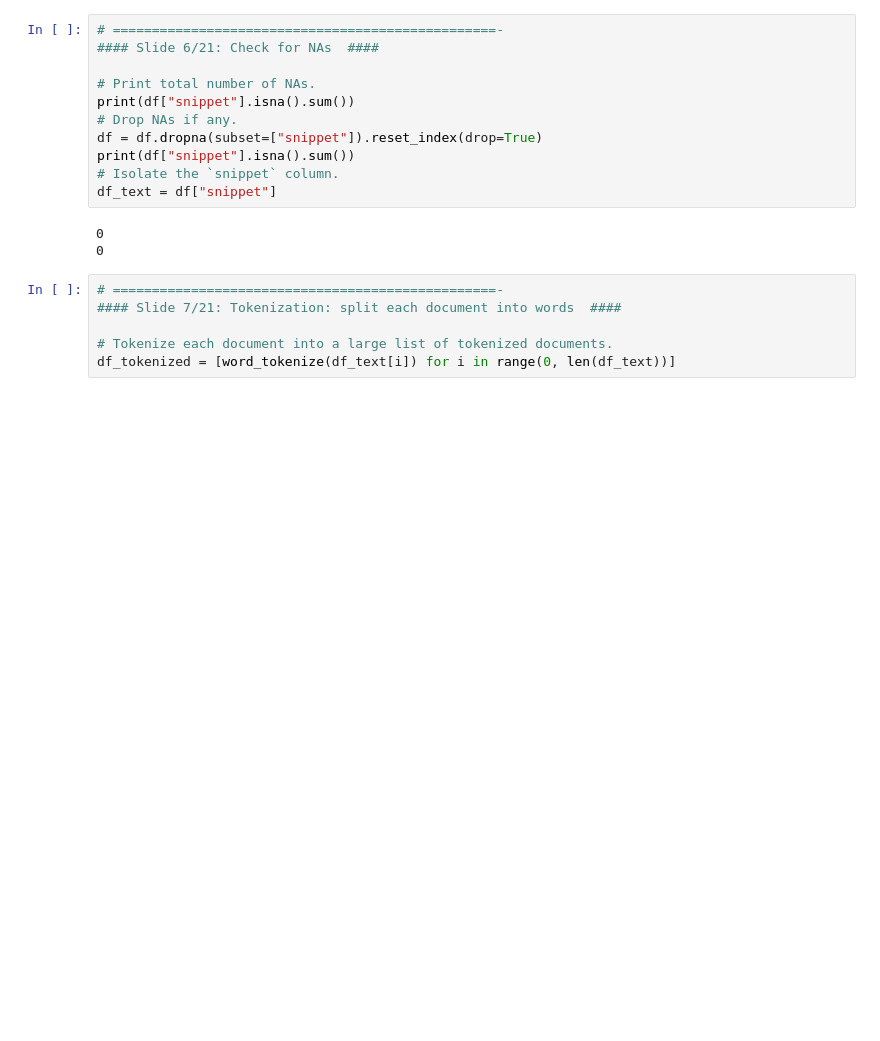
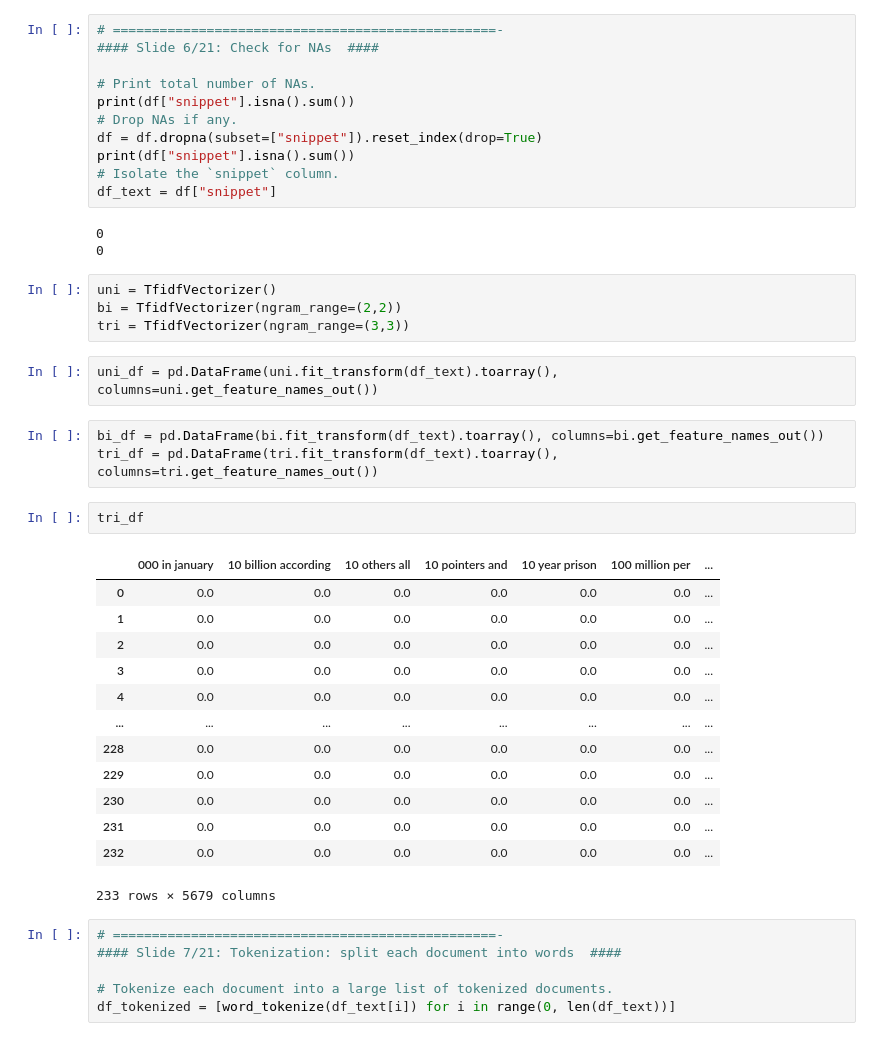
Before and after one commit to maptv/Text-Mining, a Jupyter notebook: TopicModeling-code.ipynb, the cells around one changed output. Cells and saved outputs as stored; diff of their text form; blank space fills up the shorter version.

```diff
--- a/TopicModeling-code.ipynb
+++ b/TopicModeling-code.ipynb
@@ -95,6 +95,31 @@ df_text = df["snippet"]
 # %% [output]
 0
 0
+# %%
+uni = TfidfVectorizer()
+bi = TfidfVectorizer(ngram_range=(2,2))
+tri = TfidfVectorizer(ngram_range=(3,3))
+# %%
+uni_df = pd.DataFrame(uni.fit_transform(df_text).toarray(), columns=uni.get_feature_names_out())
+# %%
+bi_df = pd.DataFrame(bi.fit_transform(df_text).toarray(), columns=bi.get_feature_names_out())
+tri_df = pd.DataFrame(tri.fit_transform(df_text).toarray(), columns=tri.get_feature_names_out())
+# %%
+tri_df
+# %% [output]
+|  | 000 in january | 10 billion according | 10 others all | 10 pointers and | 10 year prison | 100 million per | ... |
+| 0 | 0.0 | 0.0 | 0.0 | 0.0 | 0.0 | 0.0 | ... |
+| 1 | 0.0 | 0.0 | 0.0 | 0.0 | 0.0 | 0.0 | ... |
+| 2 | 0.0 | 0.0 | 0.0 | 0.0 | 0.0 | 0.0 | ... |
+| 3 | 0.0 | 0.0 | 0.0 | 0.0 | 0.0 | 0.0 | ... |
+| 4 | 0.0 | 0.0 | 0.0 | 0.0 | 0.0 | 0.0 | ... |
+| ... | ... | ... | ... | ... | ... | ... | ... |
+| 228 | 0.0 | 0.0 | 0.0 | 0.0 | 0.0 | 0.0 | ... |
+| 229 | 0.0 | 0.0 | 0.0 | 0.0 | 0.0 | 0.0 | ... |
+| 230 | 0.0 | 0.0 | 0.0 | 0.0 | 0.0 | 0.0 | ... |
+| 231 | 0.0 | 0.0 | 0.0 | 0.0 | 0.0 | 0.0 | ... |
+| 232 | 0.0 | 0.0 | 0.0 | 0.0 | 0.0 | 0.0 | ... |
+233 rows × 5679 columns
 # %%
 # =================================================-
 #### Slide 7/21: Tokenization: split each document into words  ####
```
Also changed, not shown: parts of 37 cells of this notebook, 1 other file.
